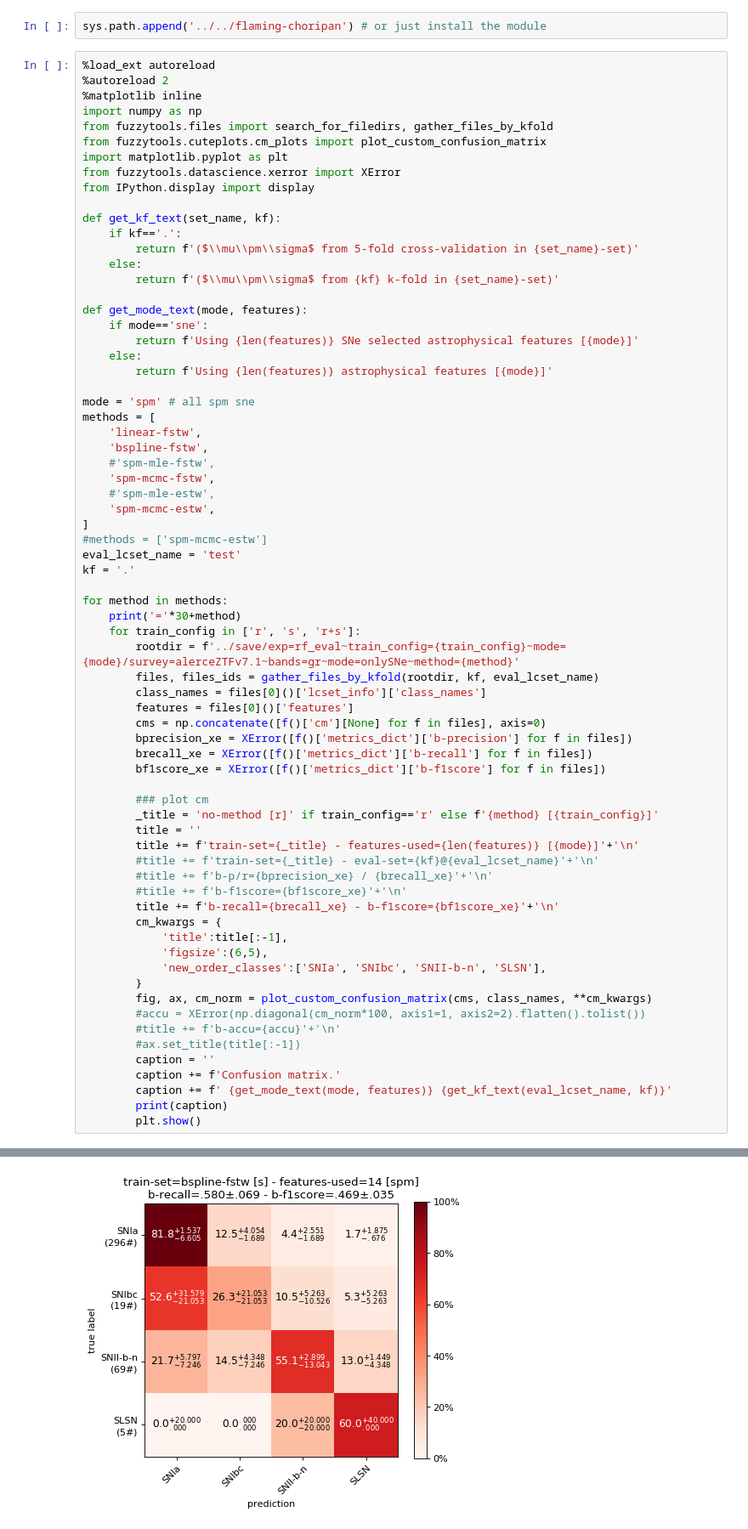
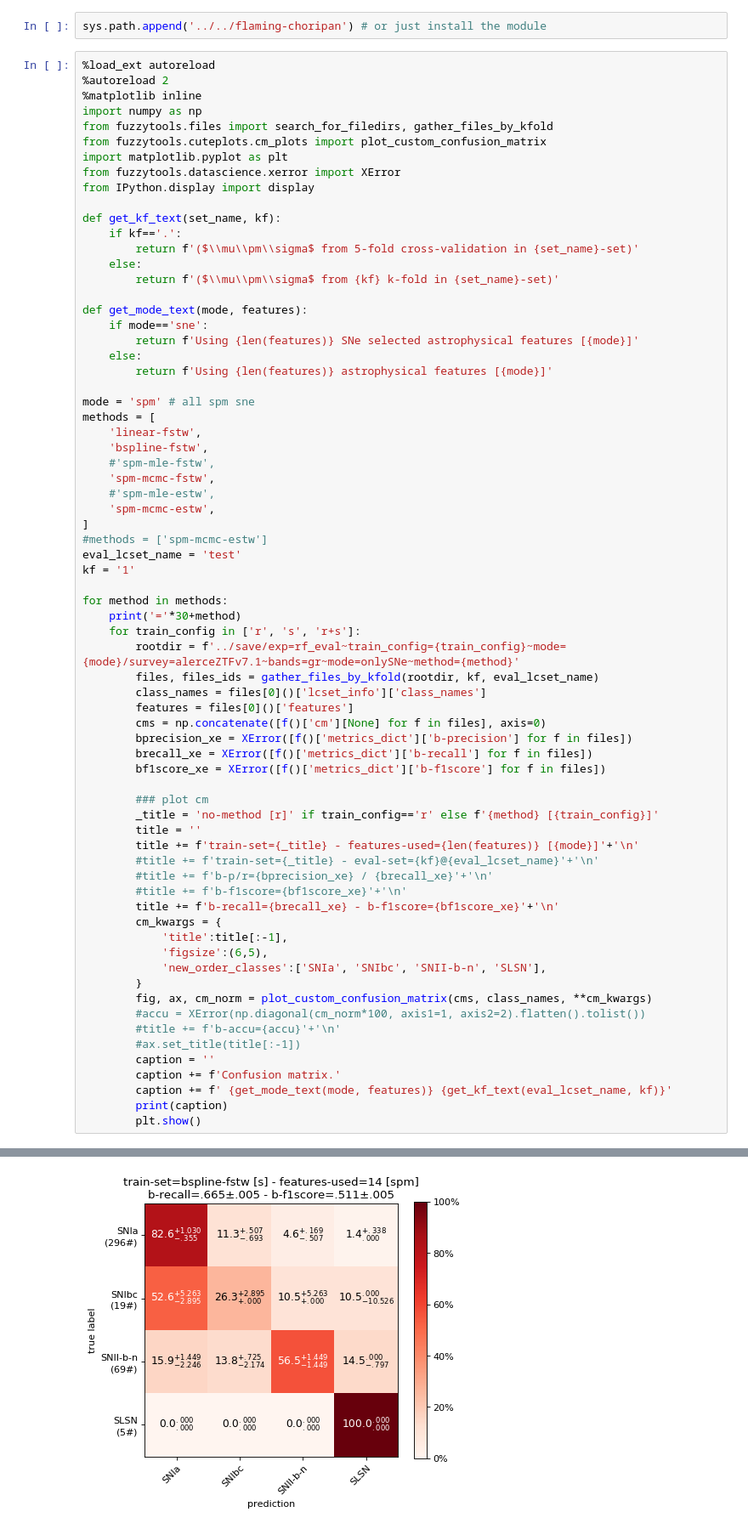
Before and after one commit to opimentel-github/astro-lightcurves-fats, a Jupyter notebook: experiments/metrics_results.ipynb, the cells around one changed output, grey strips where cells are left out. Shown at 85% size. Saved outputs shown, nothing was run; the diff lists cells and outputs as text.

```diff
--- a/experiments/metrics_results.ipynb
+++ b/experiments/metrics_results.ipynb
@@ -39,7 +39,7 @@ methods = [
 ]
 #methods = ['spm-mcmc-estw']
 eval_lcset_name = 'test'
-kf = '.'
+kf = '1'
 
 for method in methods:
     print('='*30+method)
@@ -92 +92 @@ Confusion matrix. Using 14 astrophysical features [spm] ($\mu\pm\sigma$ from 5-f
-[figure, old version]
+[figure, new version]
```
Also changed, not shown: parts of 1 cell of this notebook.
